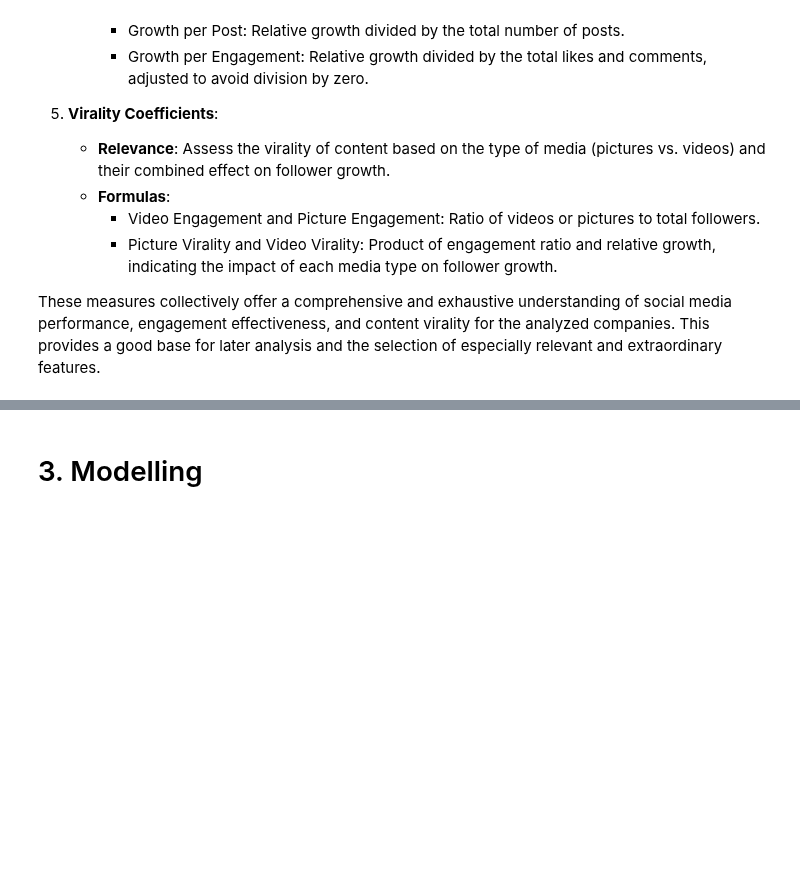
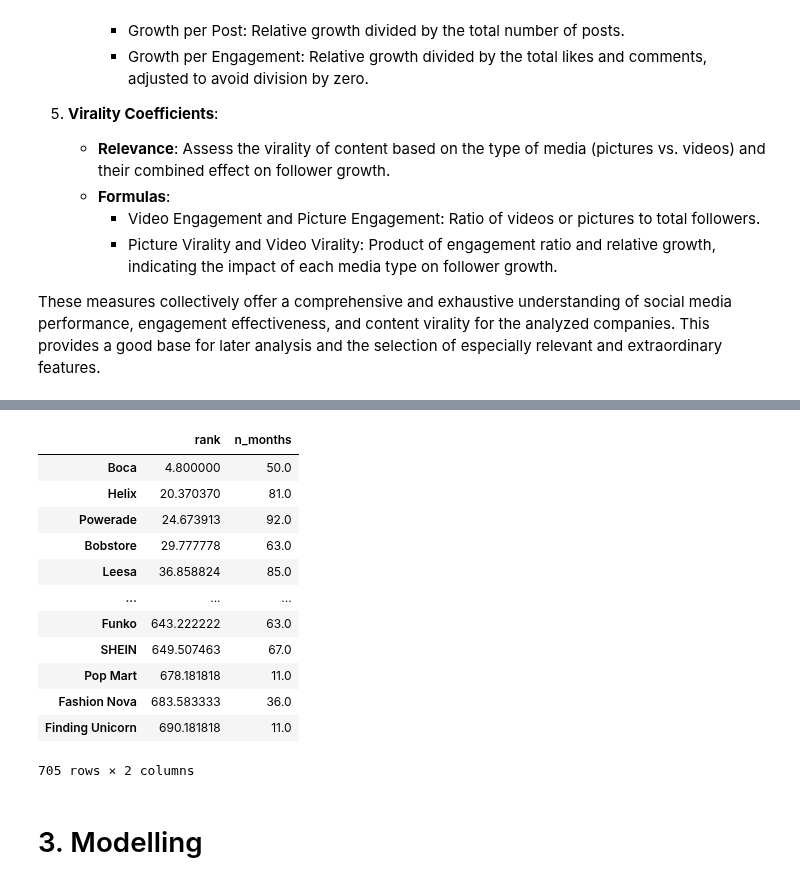
Before and after one commit to noahsta/datathon, a Jupyter notebook: src/main.ipynb, the cells around one changed output, grey strips where cells are left out. Cells and saved outputs as stored; diff of their text form; code cells hidden in the pictures; blank space fills up the shorter version.

```diff
--- a/src/main.ipynb
+++ b/src/main.ipynb
@@ -261,3 +399,19 @@ enriched_data.head()
+# %%
+total_ranking.sort_values(by=["rank"])
+# %% [output]
+|  | rank | n_months |
+| Boca | 4.800000 | 50.0 |
+| Helix | 20.370370 | 81.0 |
+| Powerade | 24.673913 | 92.0 |
+| Bobstore | 29.777778 | 63.0 |
+| Leesa | 36.858824 | 85.0 |
+| ... | ... | ... |
+| Funko | 643.222222 | 63.0 |
+| SHEIN | 649.507463 | 67.0 |
+| Pop Mart | 678.181818 | 11.0 |
+| Fashion Nova | 683.583333 | 36.0 |
+| Finding Unicorn | 690.181818 | 11.0 |
+705 rows × 2 columns
 # %% [markdown]
 # 3. Modelling
 # %%
```
Also changed, not shown: parts of 7 cells of this notebook, 2 other files.
